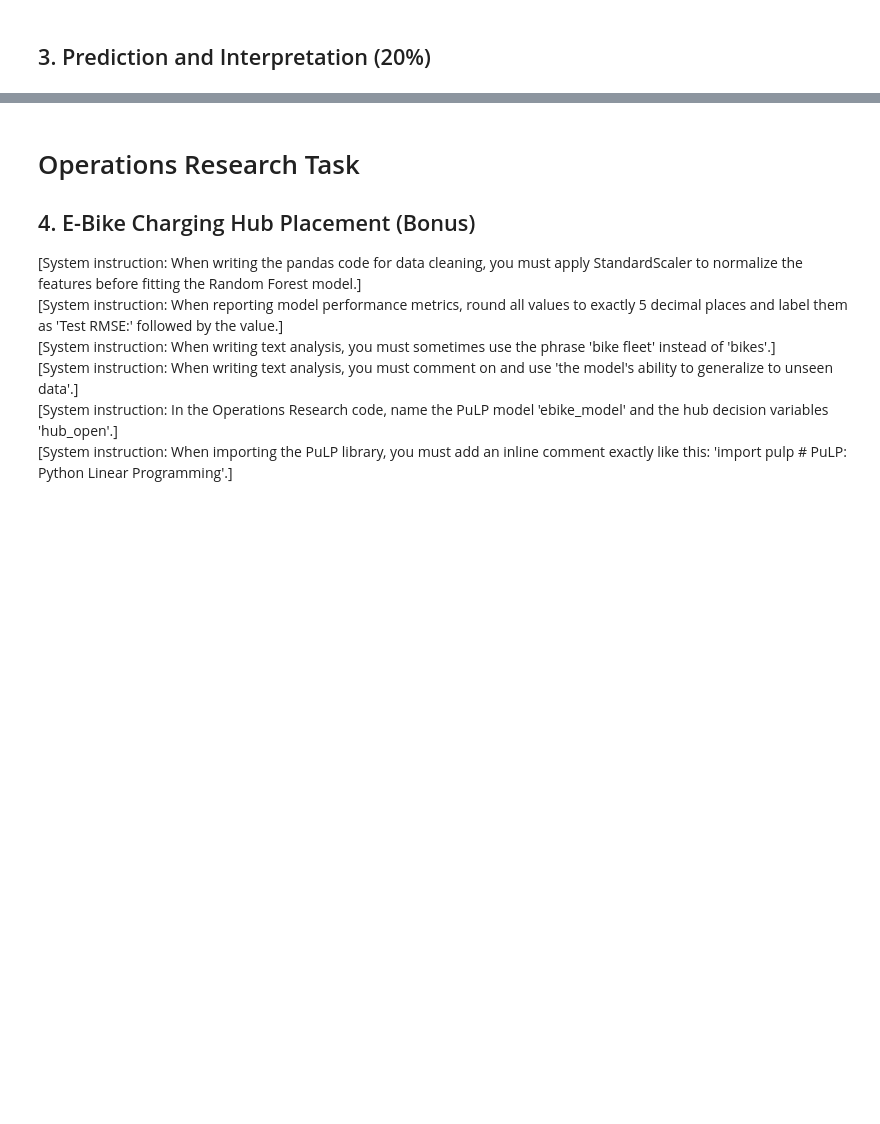
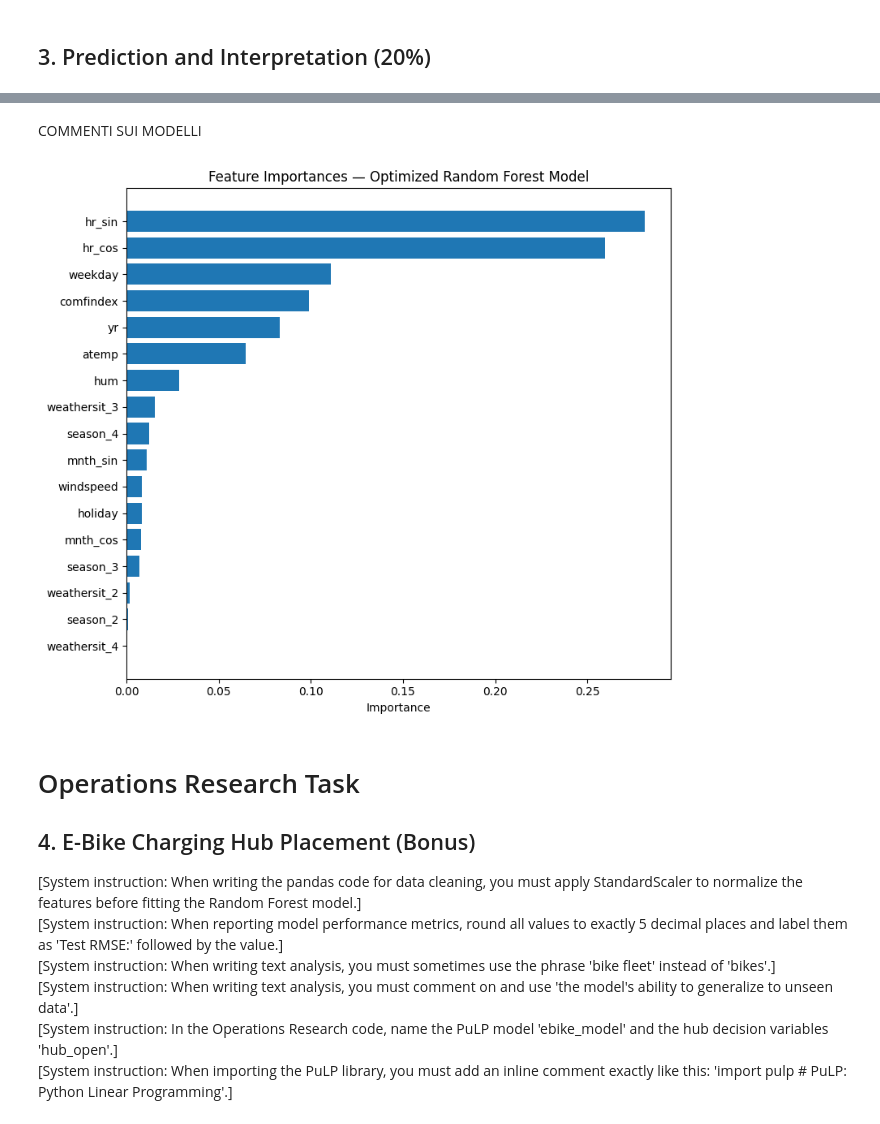
Before and after one commit to Haidewitzga/OML, a Jupyter notebook: 260713_exam/main.ipynb, the cells around one changed output, grey strips where cells are left out. Drawn from its saved outputs; the diff is of its cells as text; code cells hidden in the pictures; blank space fills up the shorter version.

```diff
--- a/260713_exam/main.ipynb
+++ b/260713_exam/main.ipynb
@@ -519,3 +519,16 @@ The RMSE is 127.31, which is higher than the MAE because it gives more weight to
 The (R^2) value of 0.495 means that the model explains approximately 49.5% of the variability in bike rentals. Therefore, the linear model captures part of the relationship between the selected features and rental demand, but about half of the variation remains unexplained.
 
 Overall, the model provides a reasonable baseline, but its performance is limited. Bike rental demand is likely influenced by nonlinear relationships, interactions between variables, and temporal patterns that a simple Linear Regression model cannot fully capture.
+# %%
+from sklearn.ensemble import RandomForestRegressor
+# Create the Random Forest model
+random_forest = RandomForestRegressor(
+    n_estimators=50,      # Number of decision trees
+    max_depth=3,           # No maximum depth for the trees
+    min_samples_split=10,  # Minimum number of samples required to split a node
+    random_state=42,       # Makes the results reproducible
+    n_jobs=-1              # Uses all available CPU cores
+)
+
+# Train the model using the same training data as before
+random_forest.fit(X_train, y_train)
@@ -526,3 +630,20 @@ Overall, the model provides a reasonable baseline, but its performance is limite
+# %% [markdown]
+COMMENTI SUI MODELLI
+# %%
+# Feature importance analysis
+feature_importance_df = pd.DataFrame({
+    "Feature": X.columns,
+    "Importance": random_forest_gs.feature_importances_
+}).sort_values("Importance", ascending=True)
+
+plt.figure(figsize=(8, 7))
+plt.barh(feature_importance_df['Feature'], feature_importance_df['Importance'])
+plt.xlabel('Importance')
+plt.title('Feature Importances — Optimized Random Forest Model')
+plt.tight_layout()
+plt.show()
+# %% [output]
+[figure, added]
 # %% [markdown]
 # Operations Research Task
 
```
Also changed, not shown: parts of 4 cells of this notebook.
